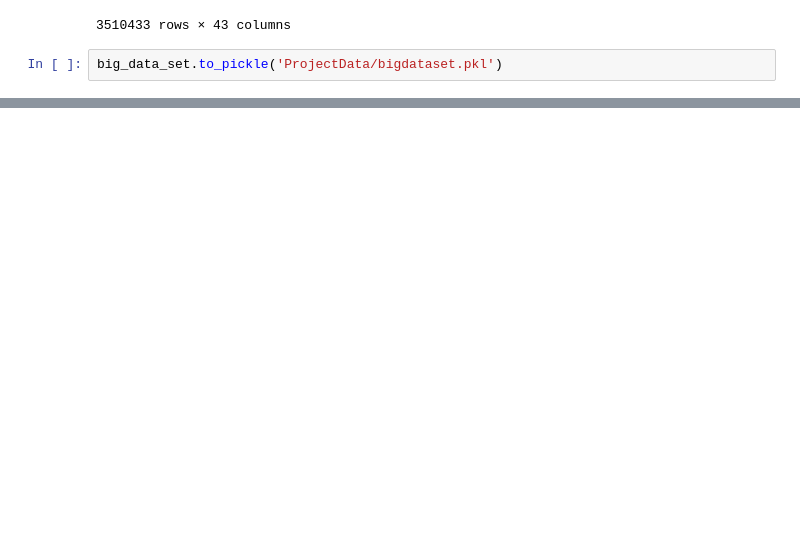
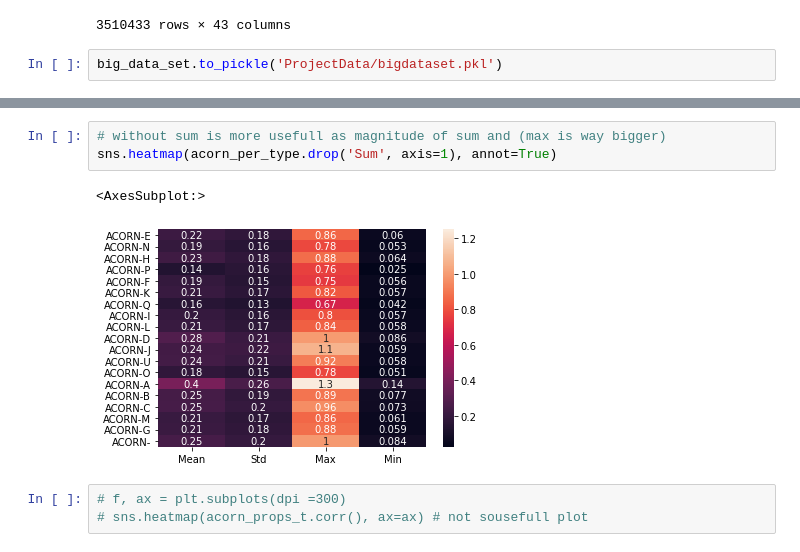
Before and after one commit to K4Ling/CS512, a Jupyter notebook: DataMerge.ipynb, the cells around one changed output, grey strips where cells are left out. Cells and saved outputs as stored; diff of their text form; blank space fills up the shorter version.

```diff
--- a/DataMerge.ipynb
+++ b/DataMerge.ipynb
@@ -180,0 +293,9 @@ big_data_set.to_pickle('ProjectData/bigdataset.pkl')
+# %%
+# without sum is more usefull as magnitude of sum and (max is way bigger)
+sns.heatmap(acorn_per_type.drop('Sum', axis=1), annot=True)
+# %% [output]
+<AxesSubplot:>
+[figure, added]
+# %%
+# f, ax = plt.subplots(dpi =300)
+# sns.heatmap(acorn_props_t.corr(), ax=ax) # not sousefull plot
```
Also changed, not shown: parts of 16 cells of this notebook.
